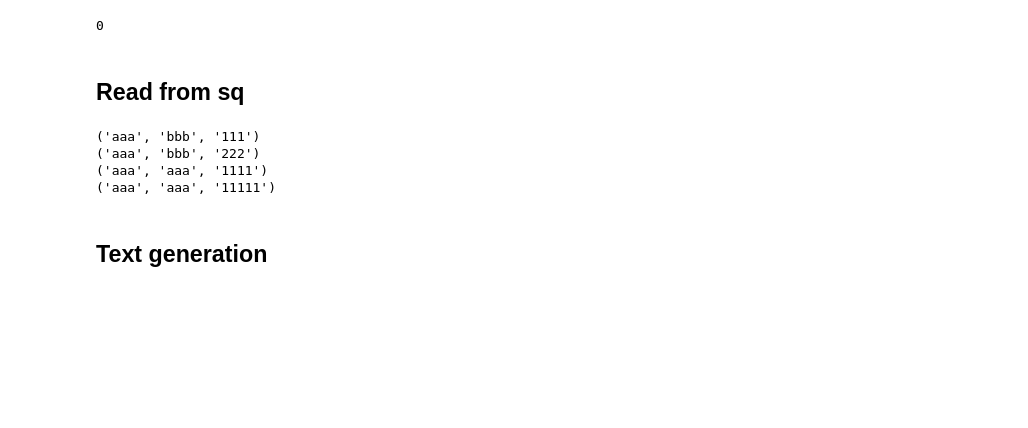
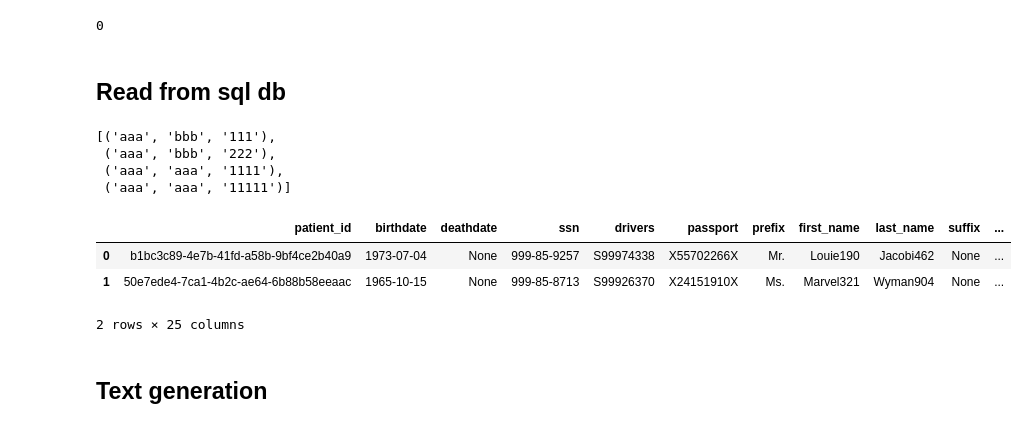
Before and after one commit to bobmst/info605_medical_nimi_project, a Jupyter notebook: test.ipynb, the cells around one changed output. Saved outputs shown, nothing was run; the diff lists cells and outputs as text; code cells hidden in the pictures; blank space fills up the shorter version.

Commit message:
update text parse

```diff
--- a/test.ipynb
+++ b/test.ipynb
@@ -48,18 +48,4 @@ p2.ALLERGY.get_n_allergies()
 # %% [output]
 0
 # %% [markdown]
-## Read from sq
+## Read from sql db
-# %%
-from app import connection
-from sqlalchemy import create_engine, text
-
-with connection.OracleConnection() as conn:
-    statement = text("""SELECT * FROM BM3336.test1""")
-    rs = conn.execute(statement)
-    for row in rs:
-        print(row)
-# %% [output]
-('aaa', 'bbb', '111')
-('aaa', 'bbb', '222')
-('aaa', 'aaa', '1111')
-('aaa', 'aaa', '11111')
@@ -66,3 +56,38 @@ with connection.OracleConnection() as conn:
+# %%
+with connection.OracleConnection() as engine:
+    db_connection = engine.connect()
+    try:
+        statement = text("""SELECT * FROM BM3336.test1""")
+        rs = db_connection.execute(statement).fetchall()
+    except Exception as e:
+        print("Error: " + str(e))
+    finally:
+        # close the db connection
+        db_connection.close()
+rs
+# %% [output]
+[('aaa', 'bbb', '111'),
+ ('aaa', 'bbb', '222'),
+ ('aaa', 'aaa', '1111'),
+ ('aaa', 'aaa', '11111')]
+# %%
+with connection.OracleConnection() as engine:
+    db_connection = engine.connect()
+    try:
+        # execute SQL query in try statement
+        statement = text("""SELECT * FROM mitre_patient limit FETCH FIRST 2 ROWS ONLY""")
+        df = pd.read_sql(statement,con=db_connection)
+    except Exception as e:
+        print("Error: " + str(e))
+    finally:
+        # close the db connection
+        db_connection.close()
+df
+# %% [output]
+|  | patient_id | birthdate | deathdate | ssn | drivers | passport | prefix | first_name | last_name | suffix | ... |
+| 0 | b1bc3c89-4e7b-41fd-a58b-9bf4ce2b40a9 | 1973-07-04 | None | 999-85-9257 | S99974338 | X55702266X | Mr. | Louie190 | Jacobi462 | None | ... |
+| 1 | 50e7ede4-7ca1-4b2c-ae64-6b88b58eeaac | 1965-10-15 | None | 999-85-8713 | S99926370 | X24151910X | Ms. | Marvel321 | Wyman904 | None | ... |
+2 rows × 25 columns
 # %% [markdown]
 ## Text generation
 # %% [markdown]
```
Also changed, not shown: parts of 15 cells of this notebook, 5 other files.
